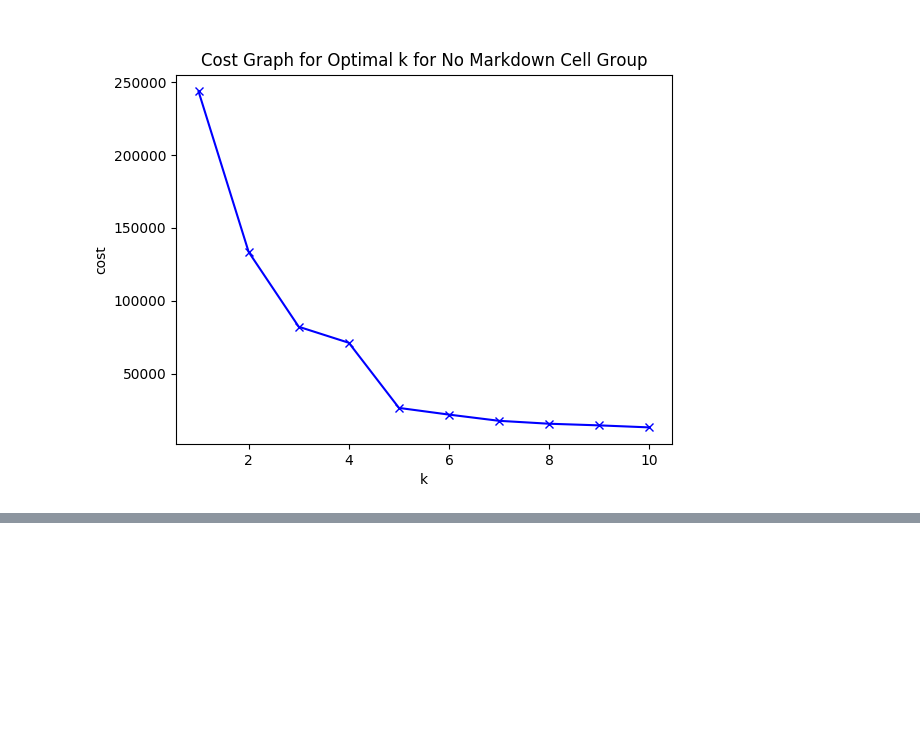
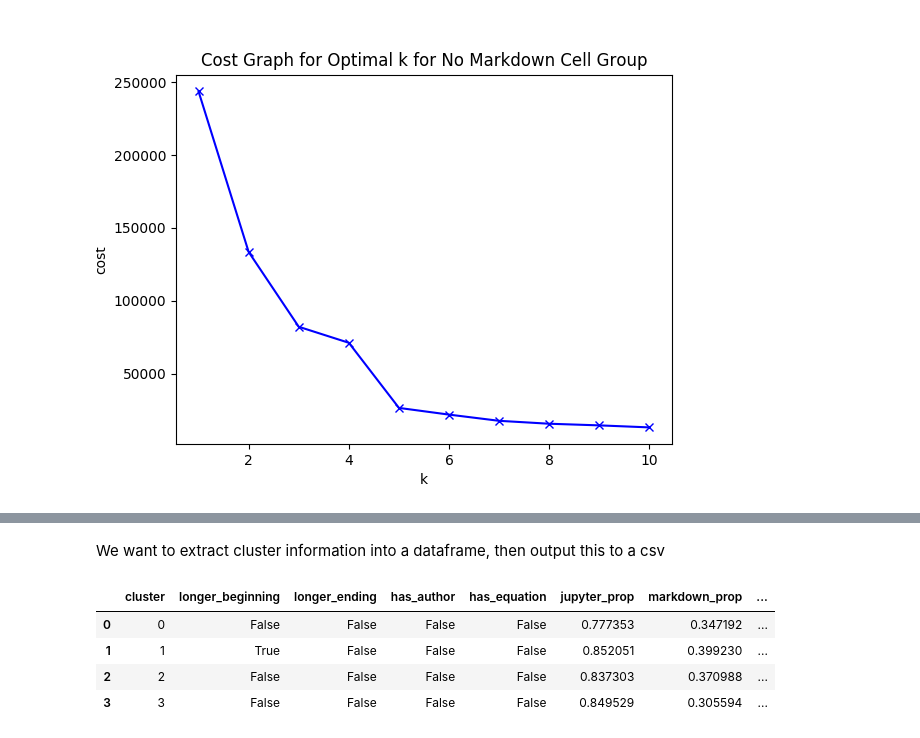
Before and after one commit to Isabel-Gan/quantifying-notebook-features, a Jupyter notebook: output/complete-runs/analysis/mixed-data-clustering.ipynb, the cells around one changed output, grey strips where cells are left out. Cells and saved outputs as stored; diff of their text form; code cells hidden in the pictures; blank space fills up the shorter version.

Commit message:
extracting cluster centroids for markdown cell group

```diff
--- a/output/complete-runs/analysis/mixed-data-clustering.ipynb
+++ b/output/complete-runs/analysis/mixed-data-clustering.ipynb
@@ -337,0 +348,4 @@ Image('figures/10-no-markdown-kproto.png')
+# %%
+# get the cluster centroids
+md_cluster_centroids = md_kproto.cluster_centroids_
+print(md_cluster_centroids)
@@ -337,0 +374,4 @@ Image('figures/10-no-markdown-kproto.png')
+# %%
+# extract arrays for quantitative and categorical
+md_quant_centroids = md_cluster_centroids[0]
+md_cat_centroids = md_cluster_centroids[1]
@@ -337,0 +401,6 @@ Image('figures/10-no-markdown-kproto.png')
+# %%
+# extract quant and cat
+md_quant_vars = [md_vars[i] for i in [4, 5, 6, 7, 11, 13, 15, 16, 17]]
+md_cat_vars = [md_vars[i] for i in [0, 1, 2, 3, 8, 9, 10, 12, 14, 18]]
+# %% [markdown]
+We want to extract cluster information into a dataframe, then output this to a csv
@@ -337,0 +431,29 @@ Image('figures/10-no-markdown-kproto.png')
+# %%
+# for each cluster, put the information in the dictionary above
+md_clusters = [md_centroids_cols.copy() for i in range(4)]
+for i in range(4):
+
+    # set the cluster number
+    md_clusters[i]['cluster'] = i
+
+    # get the corresponding centroid data from the arrays
+    quant_centroid = md_quant_centroids[i]
+    cat_centroid = md_cat_centroids[i]
+
+    # for each variable, write the data to the dictionary
+    for (j, var) in enumerate(md_quant_vars):
+        md_clusters[i][var] = quant_centroid[j]
+    for (j, var) in enumerate(md_cat_vars):
+        md_clusters[i][var] = cat_centroid[j]
+# %%
+# write the data to a dataframe
+md_clusters_df = pd.DataFrame(md_clusters)
+
+# initial look at the data
+md_clusters_df.head()
+# %% [output]
+|  | cluster | longer_beginning | longer_ending | has_author | has_equation | jupyter_prop | markdown_prop | ... |
+| 0 | 0 | False | False | False | False | 0.777353 | 0.347192 | ... |
+| 1 | 1 | True | False | False | False | 0.852051 | 0.399230 | ... |
+| 2 | 2 | False | False | False | False | 0.837303 | 0.370988 | ... |
+| 3 | 3 | False | False | False | False | 0.849529 | 0.305594 | ... |
```
Also changed, not shown: parts of 12 cells of this notebook.
